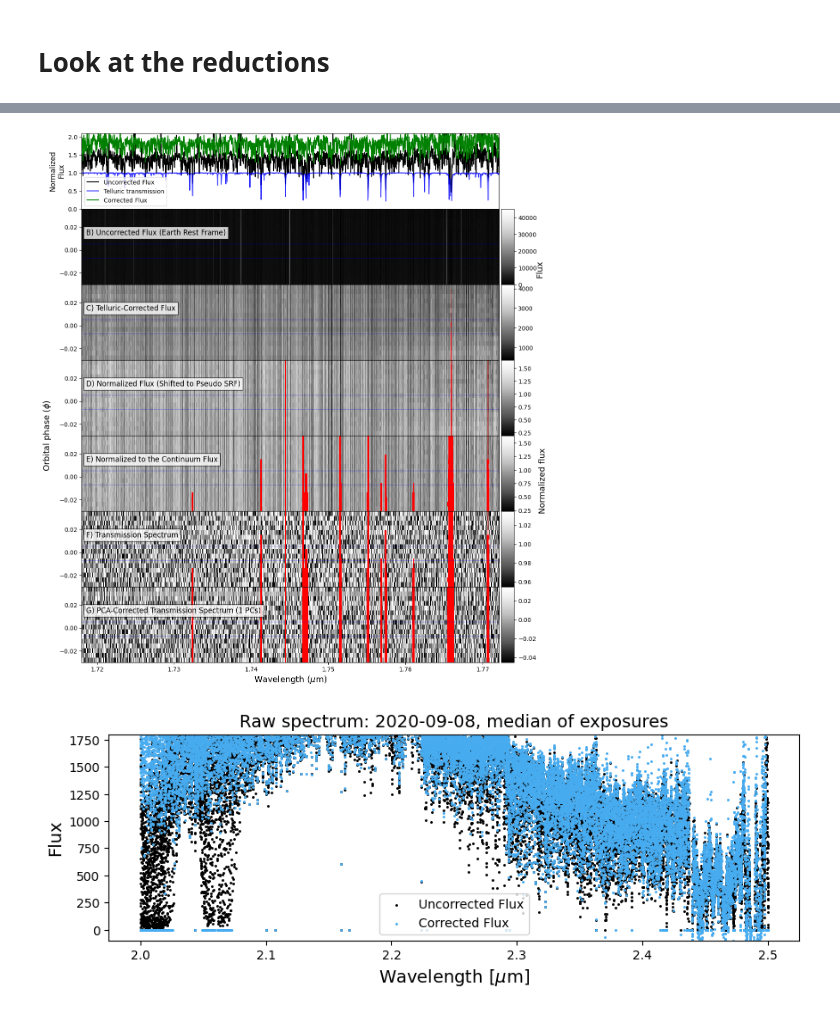
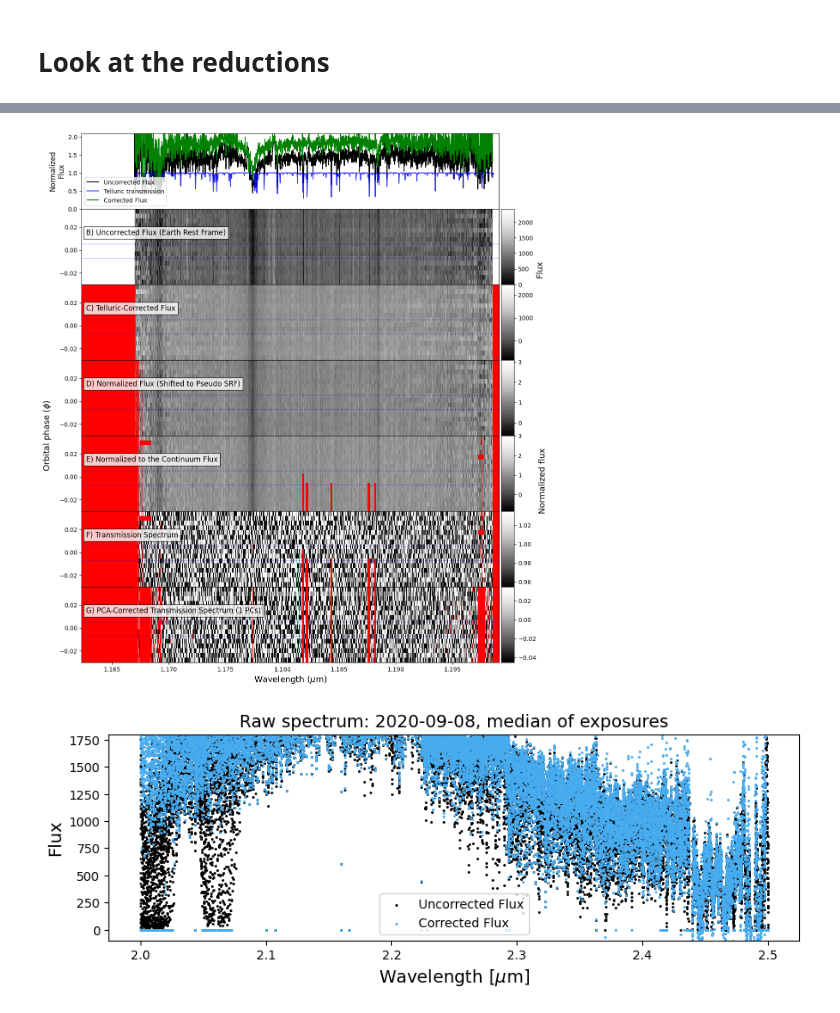
Before and after one commit to mathisbouffard/HRS_with_starships, a Jupyter notebook: HRS_analysis/SPIRou/Plot_reductions.ipynb, the cells around one changed output, grey strips where cells are left out. Saved outputs shown, nothing was run; the diff lists cells and outputs as text; code cells hidden in the pictures.

```diff
--- a/HRS_analysis/SPIRou/Plot_reductions.ipynb
+++ b/HRS_analysis/SPIRou/Plot_reductions.ipynb
@@ -172,16 +172,16 @@ for seq_obj in seq_obj_list:
 # %%
 # Order to plot
-order_plot = 36
+order_plot = 15
 #--------------#
 
 # Plot the reductions steps
 
 for seq_obj in seq_obj_list:
     plot_steps = pf.plot_steps(seq_obj, order_plot - 1)
 
 plt.show()
 # %% [output]
-[figure, old version]
+[figure, new version]
 # %%
 # PLOT ENTIRE SPECTRUM WITH OVERLAPPING ORDERS
 
```
Also changed, not shown: parts of 4 cells of this notebook, 5 other files.
